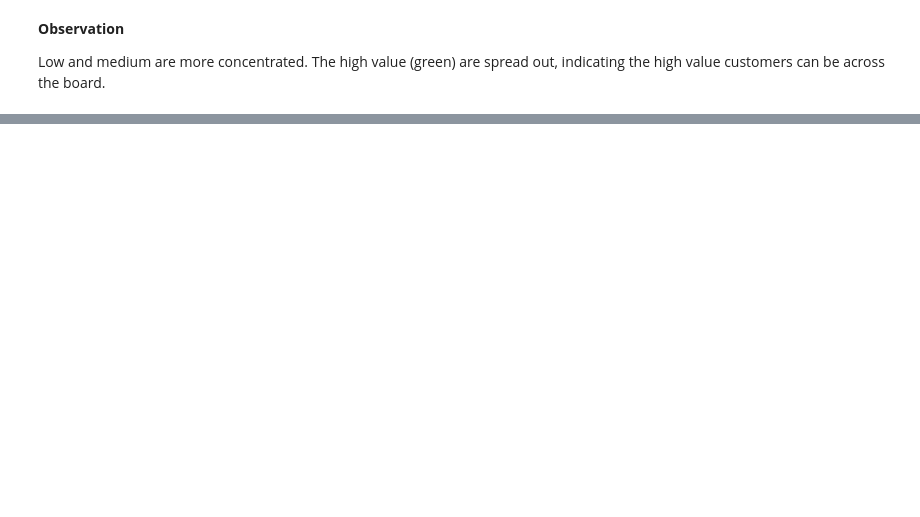
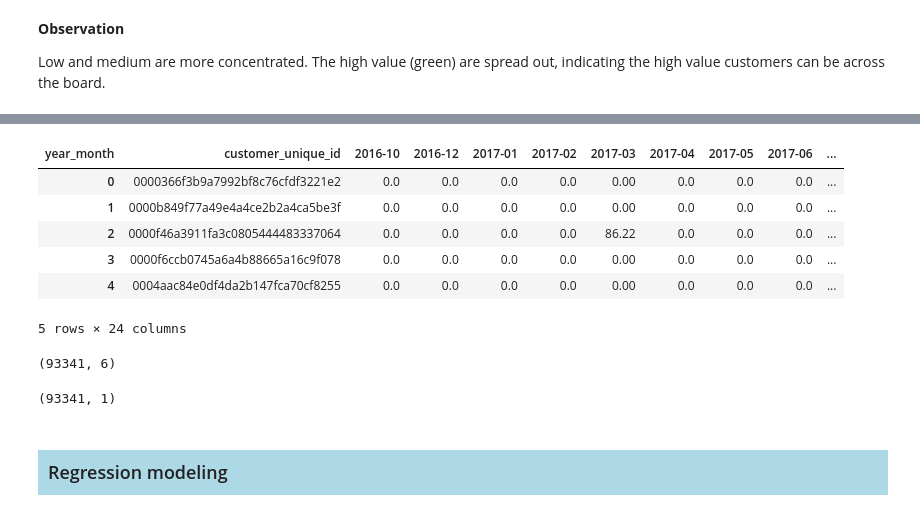
Before and after one commit to prasadPattuvamVeedu/portfolio_project---Estimating-customere-Lifetime-value-for-Bussiness, a Jupyter notebook: customere_lifetime_value_prediction.ipynb, the cells around one changed output, grey strips where cells are left out. Cells and saved outputs as stored; diff of their text form; code cells hidden in the pictures; blank space fills up the shorter version.

```diff
--- a/customere_lifetime_value_prediction.ipynb
+++ b/customere_lifetime_value_prediction.ipynb
@@ -1514,0 +1764,10 @@ Low and medium are more concentrated. The high value (green) are spread out, ind
+# %%
+data_sales_pivot.head()
+# %% [output]
+| year_month | customer_unique_id | 2016-10 | 2016-12 | 2017-01 | 2017-02 | 2017-03 | 2017-04 | 2017-05 | 2017-06 | ... |
+| 0 | 0000366f3b9a7992bf8c76cfdf3221e2 | 0.0 | 0.0 | 0.0 | 0.0 | 0.00 | 0.0 | 0.0 | 0.0 | ... |
+| 1 | 0000b849f77a49e4a4ce2b2a4ca5be3f | 0.0 | 0.0 | 0.0 | 0.0 | 0.00 | 0.0 | 0.0 | 0.0 | ... |
+| 2 | 0000f46a3911fa3c0805444483337064 | 0.0 | 0.0 | 0.0 | 0.0 | 86.22 | 0.0 | 0.0 | 0.0 | ... |
+| 3 | 0000f6ccb0745a6a4b88665a16c9f078 | 0.0 | 0.0 | 0.0 | 0.0 | 0.00 | 0.0 | 0.0 | 0.0 | ... |
+| 4 | 0004aac84e0df4da2b147fca70cf8255 | 0.0 | 0.0 | 0.0 | 0.0 | 0.00 | 0.0 | 0.0 | 0.0 | ... |
+5 rows × 24 columns
@@ -1514,0 +1777,12 @@ Low and medium are more concentrated. The high value (green) are spread out, ind
+# %%
+X.shape
+# %% [output]
+(93341, 6)
+# %%
+y.shape
+# %% [output]
+(93341, 1)
+# %% [markdown]
+<h3 style="background-color: lightblue; padding: 10px;">
+    Regression modeling
+</h3>
```
Also changed, not shown: parts of 78 cells of this notebook.
